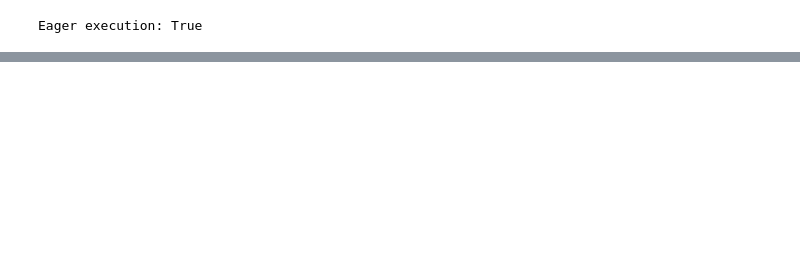
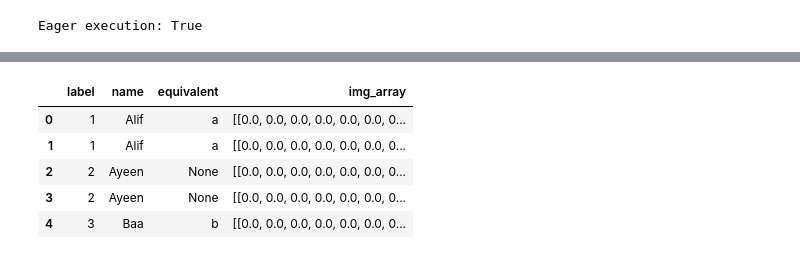
Before and after one commit to bernardo-cruz/DLV03_Project, a Jupyter notebook: neural_transfer.ipynb, the cells around one changed output, grey strips where cells are left out. Cells and saved outputs as stored; diff of their text form; code cells hidden in the pictures; blank space fills up the shorter version.

```diff
--- a/neural_transfer.ipynb
+++ b/neural_transfer.ipynb
@@ -67,0 +97,23 @@ prediction = predictor.predict()
+# %%
+def get_img(img_num, array = test_imgs):
+  return array[img_num][:,:,0]
+
+df_train = (df_train
+            .assign(name = lambda x: x.label.apply(arabic_labels.get))
+            .assign(equivalent = lambda x: x.name.apply(arabic_to_alphabet.get))
+            .assign(img_array = lambda x: x.label.apply(get_img))
+)
+df_test = (df_test
+            .assign(name = lambda x: x.label.apply(arabic_labels.get))
+            .assign(equivalent = lambda x: x.name.apply(arabic_to_alphabet.get))
+            .assign(img_array = lambda x: x.label.apply(get_img))
+)
+
+df_test.head()
+# %% [output]
+|  | label | name | equivalent | img_array |
+| 0 | 1 | Alif | a | [[0.0, 0.0, 0.0, 0.0, 0.0, 0.0, 0... |
+| 1 | 1 | Alif | a | [[0.0, 0.0, 0.0, 0.0, 0.0, 0.0, 0... |
+| 2 | 2 | Ayeen | None | [[0.0, 0.0, 0.0, 0.0, 0.0, 0.0, 0... |
+| 3 | 2 | Ayeen | None | [[0.0, 0.0, 0.0, 0.0, 0.0, 0.0, 0... |
+| 4 | 3 | Baa | b | [[0.0, 0.0, 0.0, 0.0, 0.0, 0.0, 0... |
```
Also changed, not shown: parts of 10 cells of this notebook, 2 other files.
